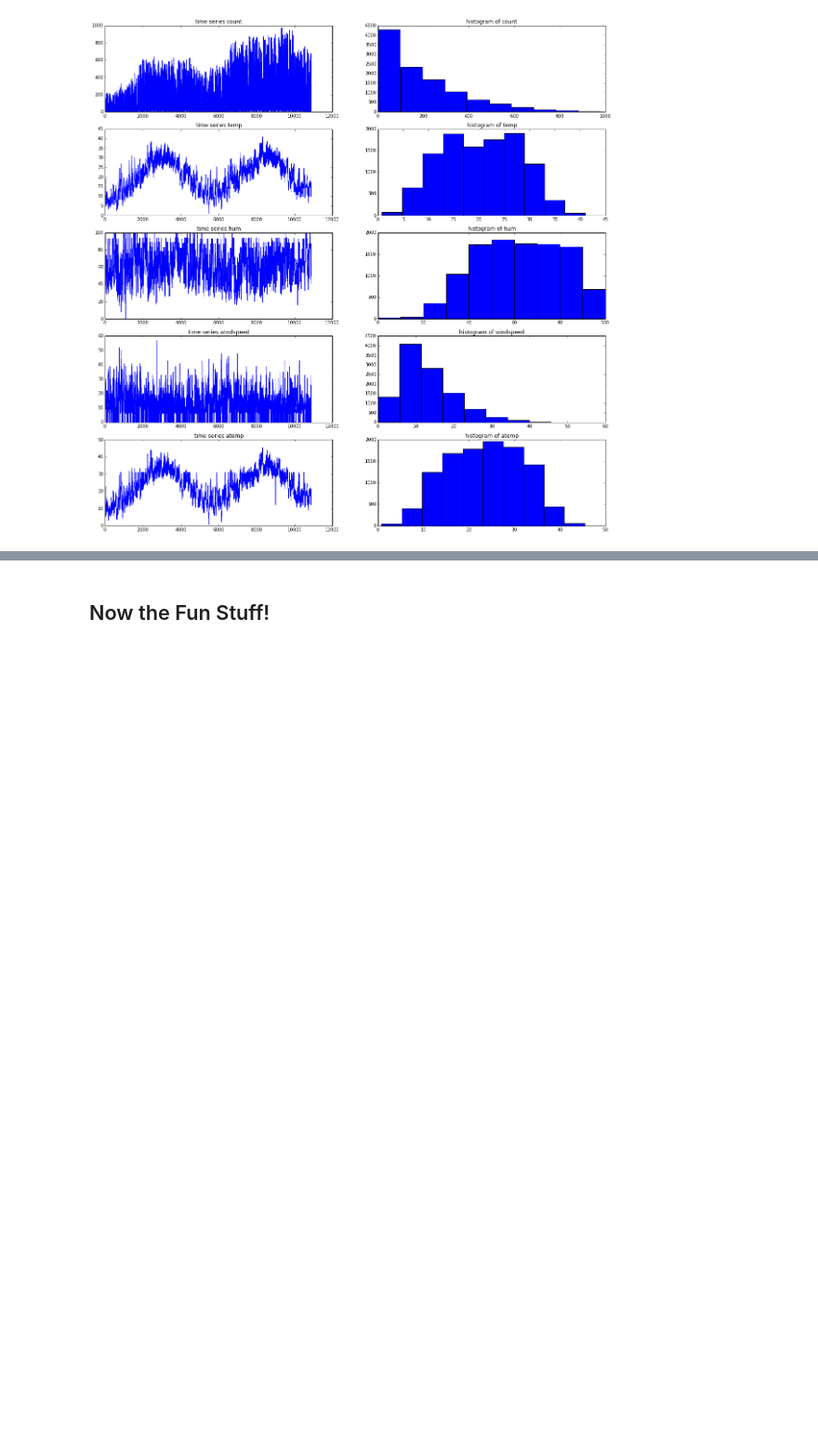
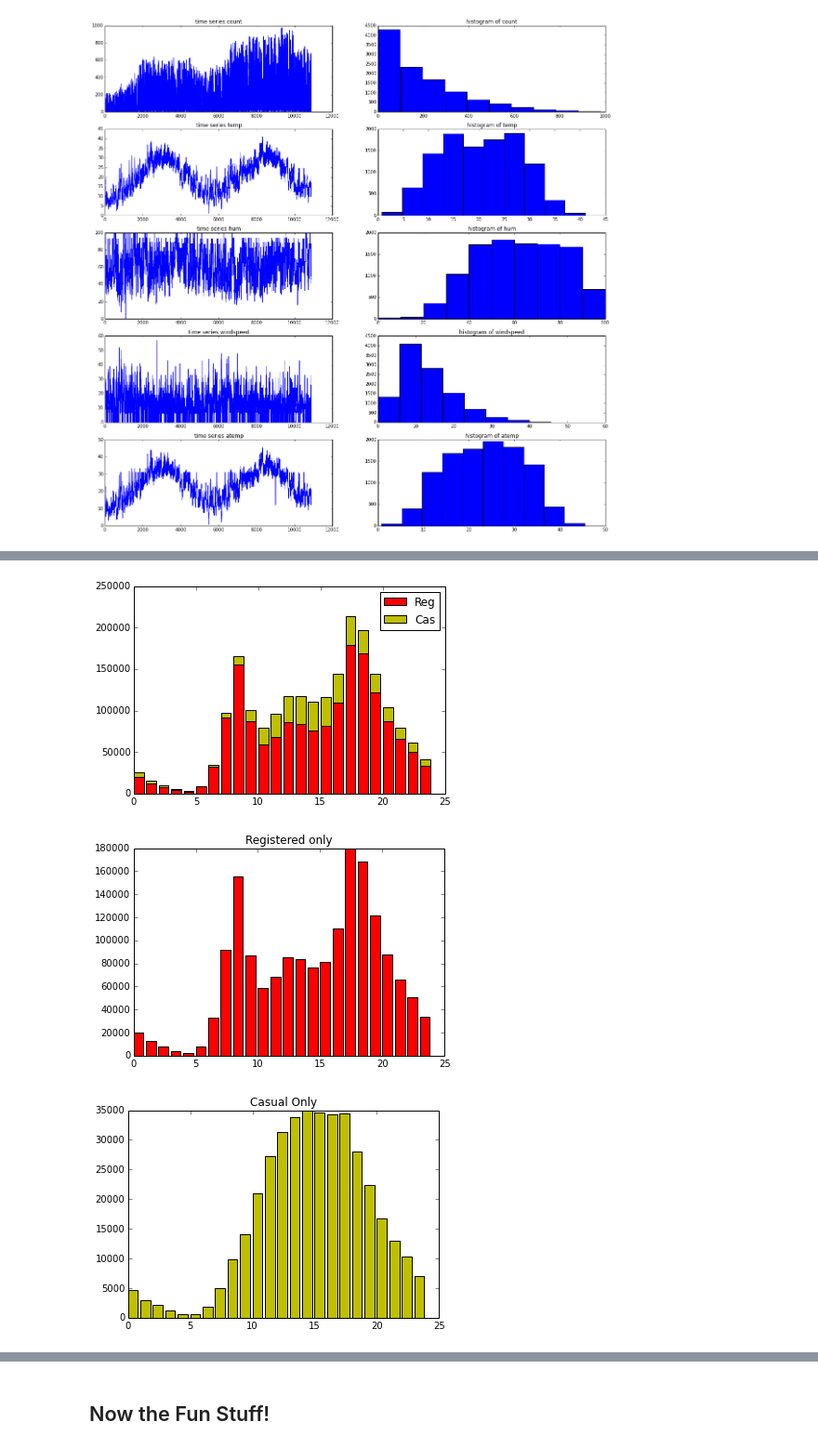
Before and after one commit to elizabethpeters/MIDS_girlpower, a Jupyter notebook: FinalProject.ipynb, the cells around one changed output, grey strips where cells are left out. Shown: that part at 93% size. Cells and saved outputs as stored; diff of their text form; code cells hidden in the pictures; blank space fills up the shorter version.

```diff
--- a/FinalProject.ipynb
+++ b/FinalProject.ipynb
@@ -205,0 +228,23 @@ ax10.set_title('histogram of atemp')
+# %%
+#exploring by hour of the day
+reg= no_dum_data.groupby('hours')['registered'].agg(lambda col: col.sum())
+cas=no_dum_data.groupby('hours')['casual'].agg(lambda col: col.sum())
+
+#stacked bar
+ind=range(24)
+p1=plt.bar(ind, reg, color='r')
+p2=plt.bar(ind, cas,color='y', bottom=reg)
+plt.legend( (p1[0], p2[0]), ('Reg', 'Cas'), loc=0 )
+plt.show()
+
+p1=plt.bar(ind, reg, color='r')
+plt.title('Registered only')
+plt.show()
+
+p3=plt.bar(ind, cas,color='y')
+plt.title('Casual Only')
+plt.show()
+# %% [output]
+[figure, added]
+[figure, added]
+[figure, added]
```
Also changed, not shown: parts of 6 cells of this notebook.
